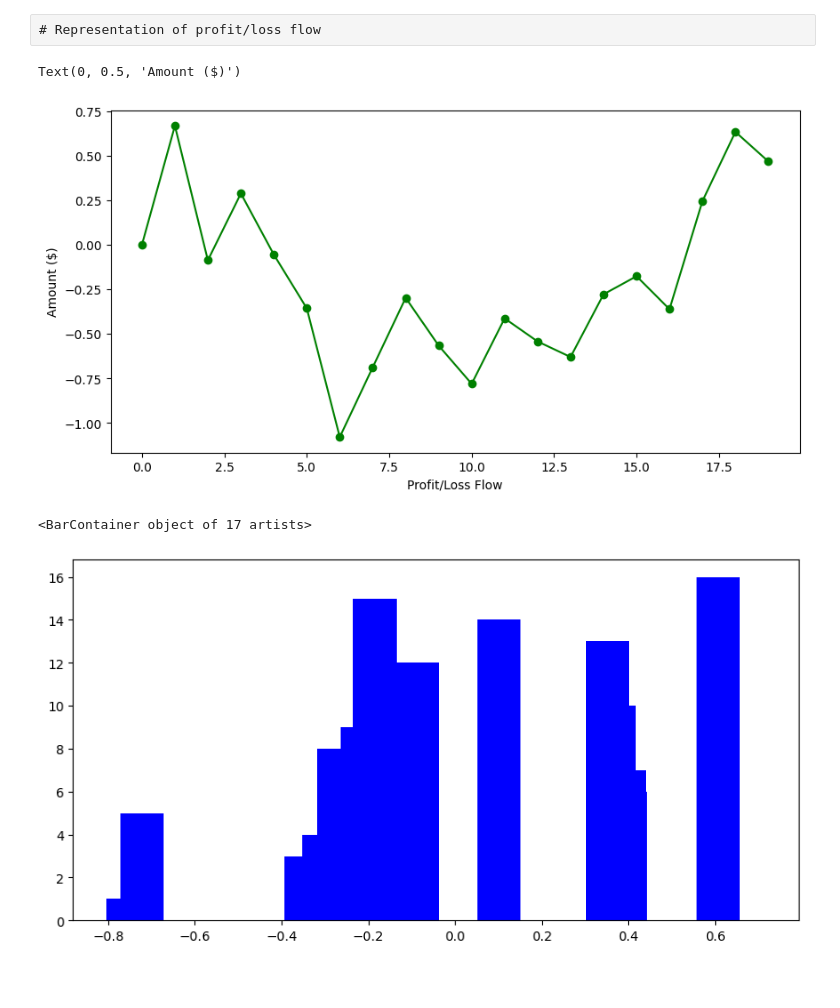
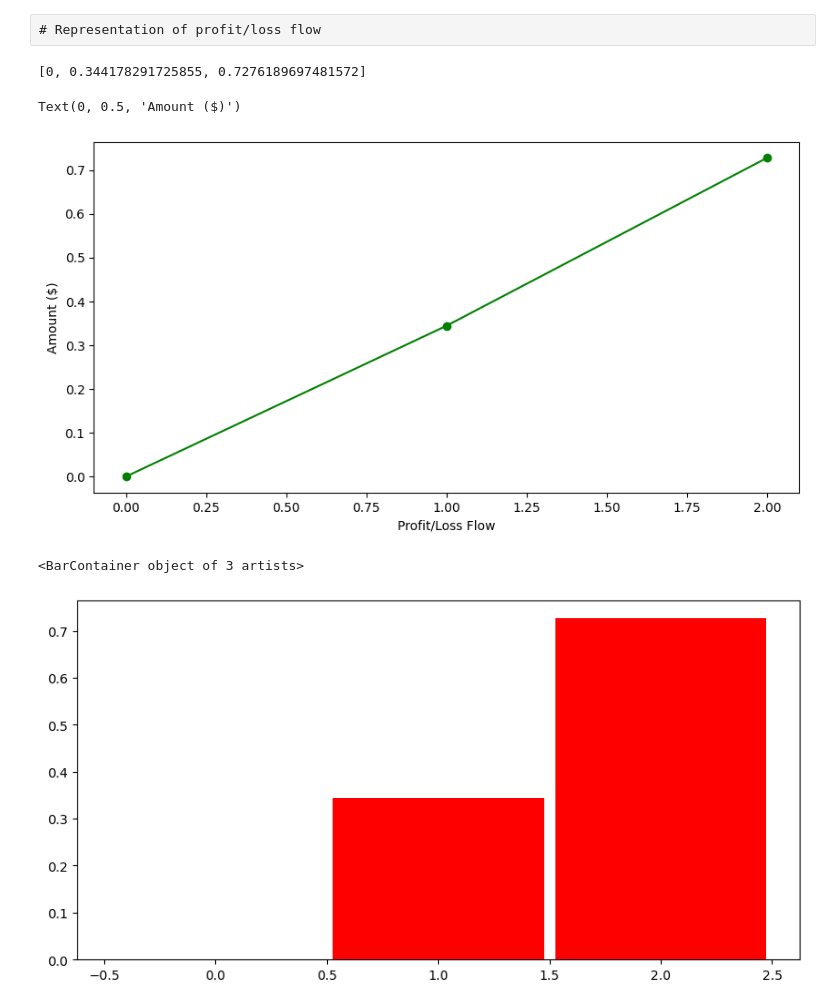
Before and after one commit to KasunKX/tradingbot-2, a Jupyter notebook: visual.ipynb, the cells around one changed output. Drawn from its saved outputs; the diff is of its cells as text; code cells hidden in the pictures; blank space fills up the shorter version.

```diff
--- a/visual.ipynb
+++ b/visual.ipynb
@@ -10,7 +10,7 @@ def getData():
     conn = sqlite3.connect('data.db', check_same_thread=False)
     c = conn.cursor()
 
-    c.execute("SELECT pnl, pnl_percent from trades where timefram='5m'")
+    c.execute("SELECT pnl, pnl_percent from trades where timefram='15m'")
     data = c.fetchall()
     return data
 
@@ -21,20 +21,23 @@ pnl = []
 # Representation of profit/loss flow
 # %%
 for i in profits:
-    flow.append(i[0]+flow[-1])
-    pnl.append(i[0])
+    flow.append(i[0]+flow[-1] -0.07)
+    pnl.append(i[0] - 0.07)
 
-# print(flow)
+print(flow)
 plt.figure(figsize=(10, 5))
 plt.plot(flow, marker='o', color='g')
 plt.xlabel("Profit/Loss Flow")
 plt.ylabel("Amount ($)")
 # %% [output]
-Text(0, 0.5, 'Amount ($)')
+[0, 0.344178291725855, 0.7276189697481572]
+Text(0, 0.5, 'Amount ($)')
-[figure, old version]
+[figure, new version]
 # %%
 plt.figure(figsize=(10,5))
-plt.bar(pnl, [i for i in range(len(pnl))], color='b', width=0.1)
+plt.bar([i for i in range(len(flow))],flow, color='red', width=0.95)
+
+# Capital Growth
 # %% [output]
-<BarContainer object of 17 artists>
+<BarContainer object of 3 artists>
-[figure, old version]
+[figure, new version]
```
Also changed, not shown: parts of 1 cell of this notebook, 6 other files.
